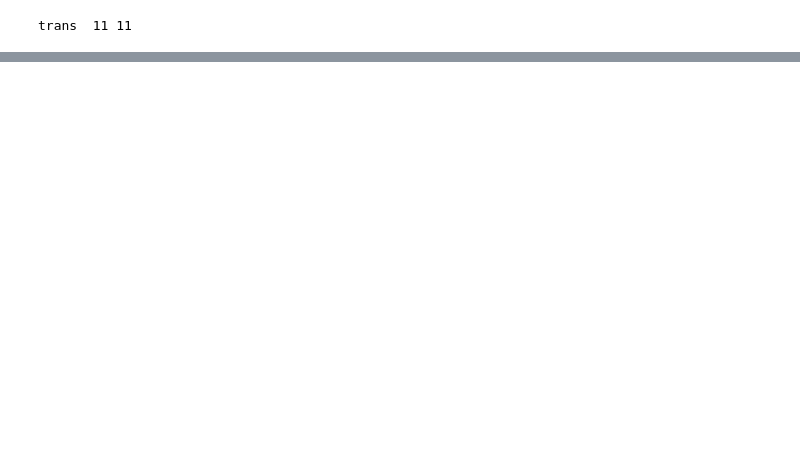
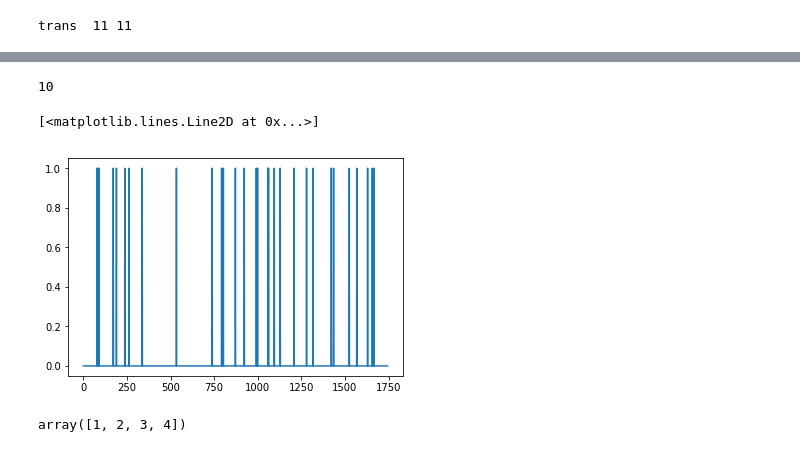
Before and after one commit to ruteee/pesquisa, a Jupyter notebook: TransEntropy.ipynb, the cells around one changed output, grey strips where cells are left out. Saved outputs shown, nothing was run; the diff lists cells and outputs as text; code cells hidden in the pictures; blank space fills up the shorter version.

```diff
--- a/TransEntropy.ipynb
+++ b/TransEntropy.ipynb
@@ -410,3 +489,7 @@ te(1,1,1,a,b,'a', 'b')
+# %%
+count
+# %% [output]
+10
 # %%
 #joint probablity for functions test
 #joint_p_ih_ik_jl = np.array([0.97322404,0.00546448,0.00491803,0,0,0.00546448, 0.00546448, 0.00546448])
@@ -423,3 +506,8 @@ te(1,1,1,a,b,'a', 'b')
 #cond_p_ih_ik = [0.994711793480152,0.31035179088550,0.0552469991962,0.68964820911449]
 # %%
 np.seterr(all='ignore')
+# %%
+plt.plot(a)
+# %% [output]
+[<matplotlib.lines.Line2D at 0x...>]
+[figure, added]
@@ -425,0 +520,5 @@ np.seterr(all='ignore')
+# %%
+asdf(a)
+a
+# %% [output]
+array([1, 2, 3, 4])
```
Also changed, not shown: parts of 20 cells of this notebook.
